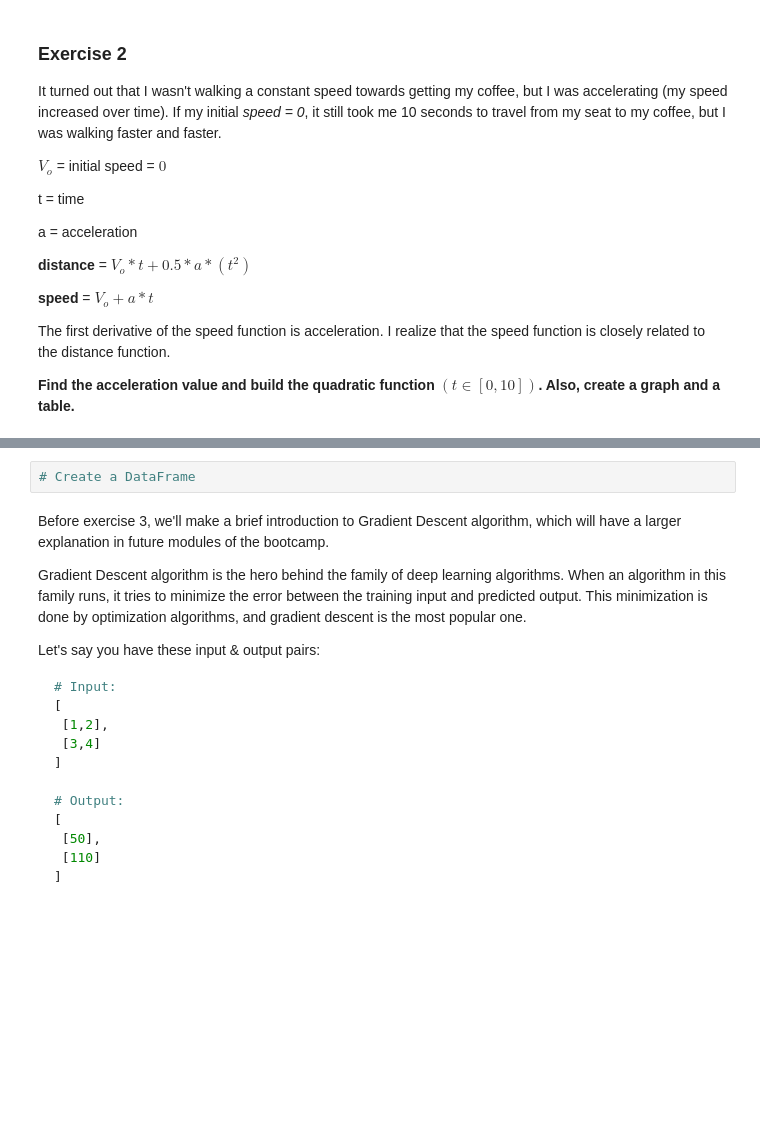
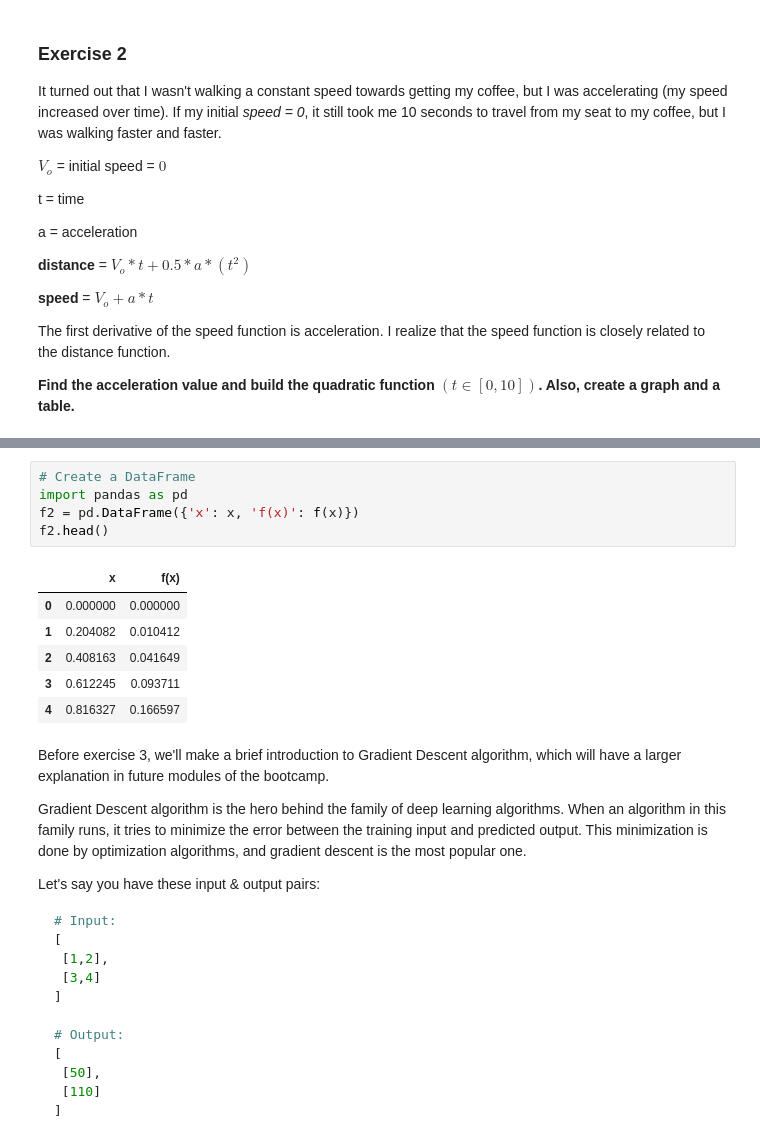
Before and after one commit to Rafa-Carrasco/calculus-and-algebra-problems-with-python, a Jupyter notebook: notebook/problems.ipynb, the cells around one changed output, grey strips where cells are left out. Cells and saved outputs as stored; diff of their text form; blank space fills up the shorter version.

```diff
--- a/notebook/problems.ipynb
+++ b/notebook/problems.ipynb
@@ -80,5 +88,15 @@ The first derivative of the speed function is acceleration. I realize that the s
 # %%
 # Create a DataFrame
+import pandas as pd
+f2 = pd.DataFrame({'x': x, 'f(x)': f(x)})
+f2.head()
+# %% [output]
+|  | x | f(x) |
+| 0 | 0.000000 | 0.000000 |
+| 1 | 0.204082 | 0.010412 |
+| 2 | 0.408163 | 0.041649 |
+| 3 | 0.612245 | 0.093711 |
+| 4 | 0.816327 | 0.166597 |
 # %% [markdown]
 Before exercise 3, we'll make a brief introduction to Gradient Descent algorithm, which will have a larger explanation in future modules of the bootcamp.
 
```
Also changed, not shown: parts of 3 cells of this notebook.
